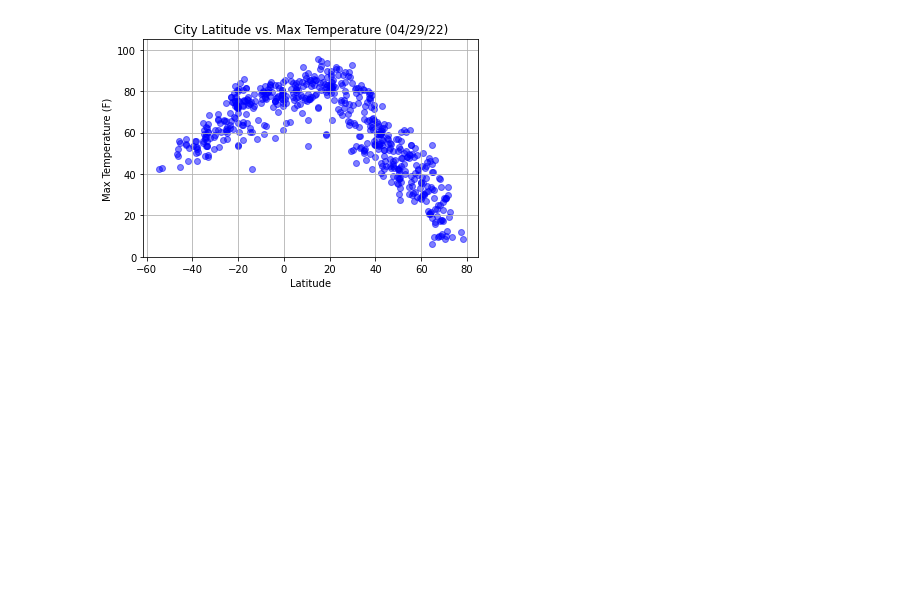
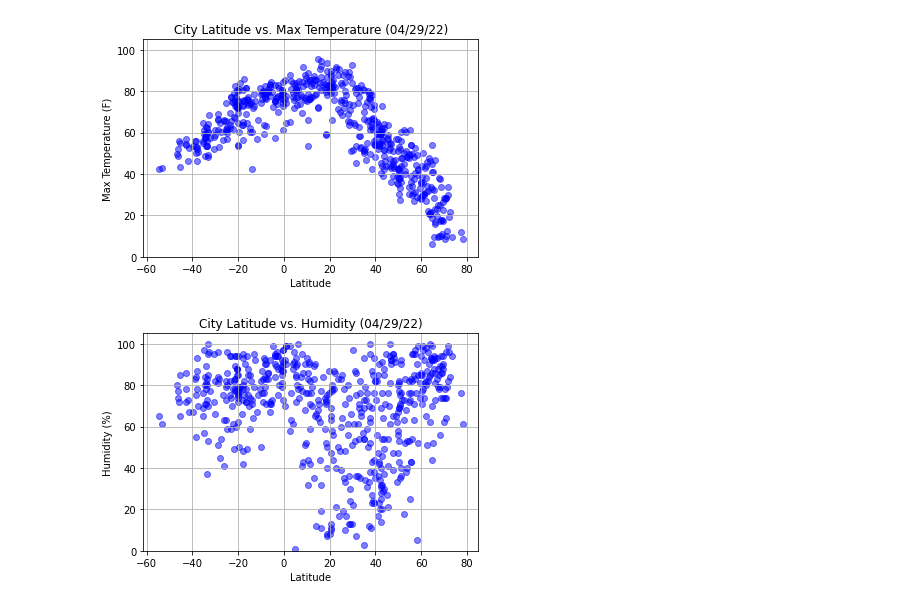
Before and after one commit to vasantap/python-api-challenge, a Jupyter notebook: WeatherPy/WeatherPy.ipynb, the cells around one changed output. Saved outputs shown, nothing was run; the diff lists cells and outputs as text; code cells hidden in the pictures; blank space fills up the shorter version.

Commit message:
plot of humidity, cloudiness and wind speed vs latitude

```diff
--- a/WeatherPy/WeatherPy.ipynb
+++ b/WeatherPy/WeatherPy.ipynb
@@ -242,0 +237,12 @@ plt.show()
+# %%
+# Latitude vs. Humidity Plot
+curr_date = time.strftime("%m/%d/%y")
+plt.scatter(clean_city_data['Lat'], clean_city_data['Humidity'], color = 'blue', marker='o',alpha=0.5)
+plt.xlabel('Latitude')
+plt.ylabel('Humidity (%)')
+plt.title(f"City Latitude vs. Humidity ({curr_date})")
+plt.ylim(0,105)
+plt.grid()
+plt.show()
+# %% [output]
+[figure, added]
```
Also changed, not shown: parts of 5 cells of this notebook.
